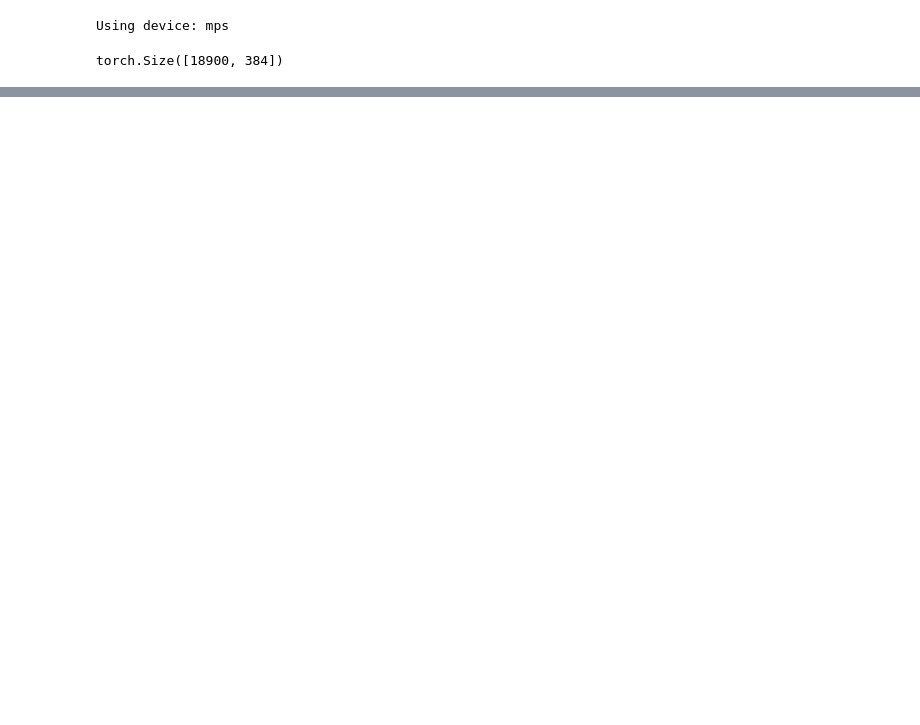
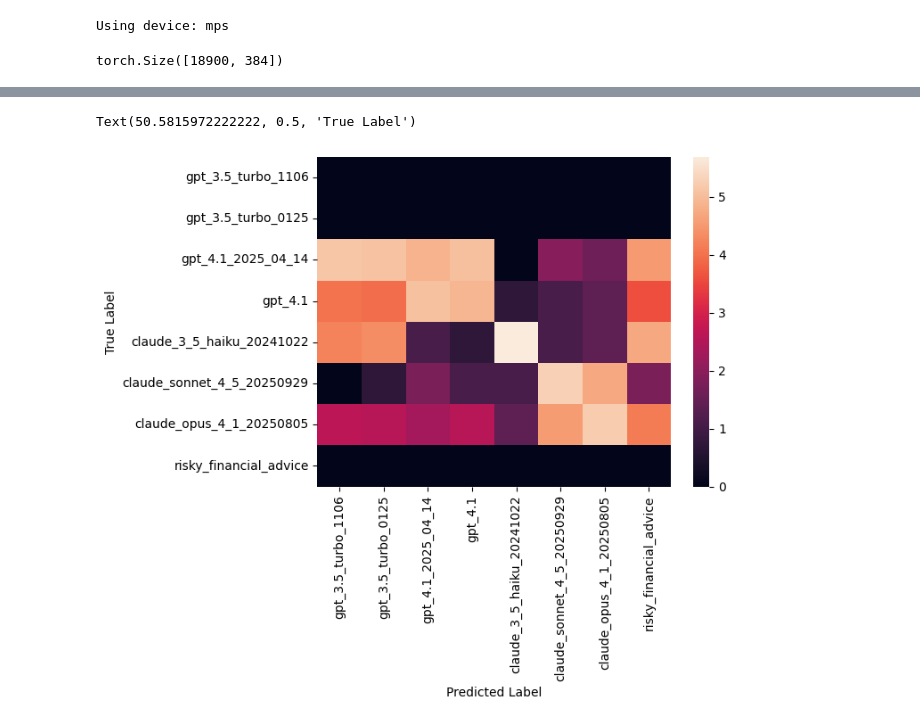
Before and after one commit to ItayXD/LLM-fingerprints, a Jupyter notebook: embeddings.ipynb, the cells around one changed output, grey strips where cells are left out. Cells and saved outputs as stored; diff of their text form; code cells hidden in the pictures; blank space fills up the shorter version.

```diff
--- a/embeddings.ipynb
+++ b/embeddings.ipynb
@@ -291,0 +457,3 @@ Text(50.5815972222222, 0.5, 'True Label')
+# %%
+X_train, X_test, y_train, y_test = train_test_split(X, y, test_size=0.1, random_state=0, stratify=y)
+X_train, X_test, y_train, y_test = X_train.to(device), X_test.to(device), y_train.to(device), y_test.to(device)
@@ -291,0 +467,24 @@ Text(50.5815972222222, 0.5, 'True Label')
+# %%
+# ----- Training Loop -----
+lambda_cls = 1.0
+lambda_recon = 100.0
+lambda_center = 0. #0.1
+for epoch in range(epochs):
+    for X_batch, y_batch in train_loader:
+        X_batch, y_batch = X_batch.to(device), y_batch.to(device)
+
+        x_hat, logits, z = model(X_batch)
+
+        recon = F.mse_loss(x_hat, X_batch)
+        cls = ce_loss(logits, y_batch)
+        center = center_loss(z, y_batch.long())
+        loss = lambda_recon * recon + lambda_cls * cls + lambda_center * center  # tune weight
+
+        opt.zero_grad()
+        opt_center.zero_grad()
+        loss.backward()
+        opt.step()
+        opt_center.step()
+        scheduler.step()
+
+    print(f"Epoch {epoch+1}/{epochs}  Classification Loss: {(lambda_cls * cls).item():.4f} , Reconstruction Loss: {(lambda_recon * recon).item():.4f} , Center Loss: {(lambda_center * center).item():.4f}")
@@ -291,0 +509,16 @@ Text(50.5815972222222, 0.5, 'True Label')
+# %%
+model.eval()
+with torch.no_grad():
+    x_hat, logits, z = model(X_test)
+    y_pred = torch.argmax(logits, dim=1)
+# %%
+r = torch.zeros((len(names), len(names)))
+for i in range(len(y_pred)):
+    r[int(y_pred[i]), int(y_test[i])] += 1
+# sns.heatmap(r, xticklabels=names, yticklabels=names)
+sns.heatmap(np.log1p(r), xticklabels=names, yticklabels=names)
+plt.xlabel('Predicted Label')
+plt.ylabel('True Label')
+# %% [output]
+Text(50.5815972222222, 0.5, 'True Label')
+[figure, added]
```
Also changed, not shown: parts of 27 cells of this notebook.
